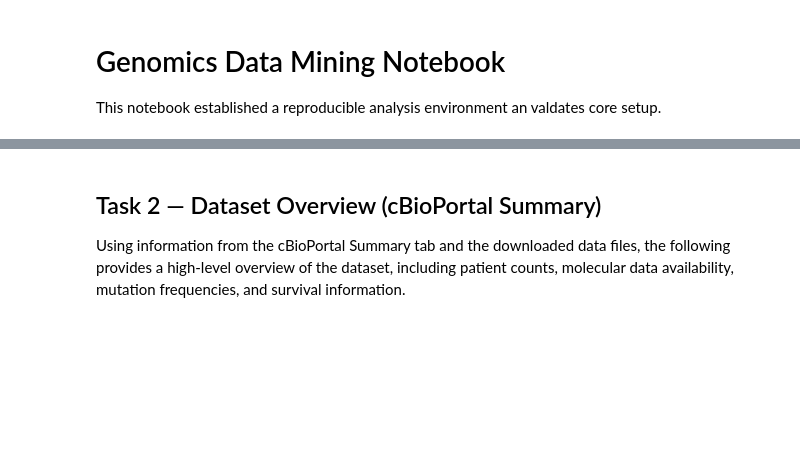
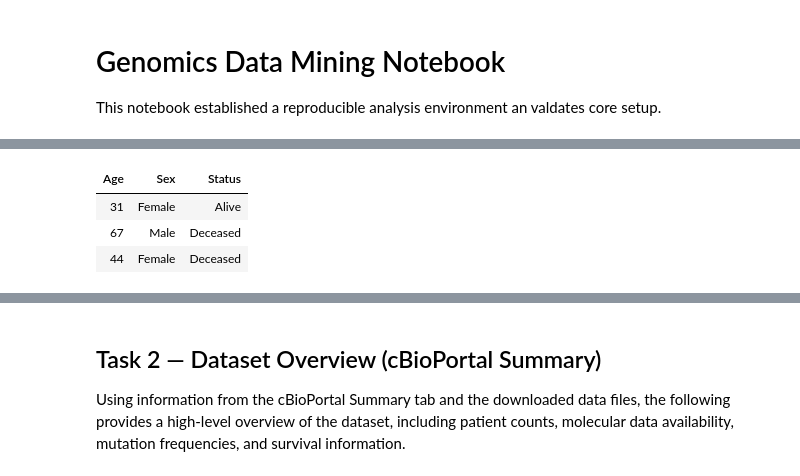
Before and after one commit to Bijans-Projects/genomics-data-mining, a Jupyter notebook: notebooks/analysis.ipynb, the cells around one changed output, grey strips where cells are left out. Drawn from its saved outputs; the diff is of its cells as text; code cells hidden in the pictures; blank space fills up the shorter version.

```diff
--- a/notebooks/analysis.ipynb
+++ b/notebooks/analysis.ipynb
@@ -267,0 +409,100 @@ Extraction complete.
+# %%
+import pandas as pd
+from html import escape
+from IPython.display import HTML
+
+# --- Hardcoded data ---
+df = pd.DataFrame({
+    "Age": [31, 67, 44],
+    "Sex": ["Female", "Male", "Female"],
+    "Status": ["Alive", "Deceased", "Deceased"]
+})
+
+# --- Header tooltips (data dictionary) ---
+header_tooltips = {
+    "Age": "Age at diagnosis in years",
+    "Sex": "Sex as recorded in clinical data",
+    "Status": "Vital status at last follow-up"
+}
+
+# --- Optional per-cell tooltip logic (dynamic) ---
+def cell_tooltip(col, val, row):
+    if pd.isna(val):
+        return None
+
+    if col == "Age":
+        return f"{val} years old when diagnosed"
+    if col == "Sex":
+        # Example dynamic wording; adjust to your dataset conventions
+        return f"Recorded as {val} in the clinical file"
+    if col == "Status":
+        return "Patient was alive at last follow-up" if val == "Alive" else "Patient is recorded as deceased"
+    return None
+
+def render_tooltip_table(df, header_tooltips=None, cell_tooltip_fn=None, max_height_px=260):
+    header_tooltips = header_tooltips or {}
+
+    cols = list(df.columns)
+
+    # Basic CSS to make it scrollable and readable
+    css = f"""
+    <style>
+      .tt-wrap {{
+        max-height: {max_height_px}px;
+        overflow: auto;
+        border: 1px solid #ddd;
+        border-radius: 6px;
+      }}
+      table.tt {{
+        border-collapse: collapse;
+        width: 100%;
+        font-family: system-ui, -apple-system, Segoe UI, Roboto, Arial, sans-serif;
+        font-size: 14px;
+      }}
+      .tt th, .tt td {{
+        border: 1px solid #eee;
+        padding: 6px 8px;
+        vertical-align: top;
+        white-space: nowrap;
+      }}
+      .tt thead th {{
+        position: sticky;
+        top: 0;
+        background: #f7f7f7;
+        z-index: 1;
+      }}
+    </style>
+    """
+
+    # Header
+    thead = "<thead><tr>"
+    for c in cols:
+        tip = header_tooltips.get(c, "")
+        tip_attr = f' title="{escape(tip)}"' if tip else ""
+        thead += f"<th{tip_attr}>{escape(str(c))}</th>"
+    thead += "</tr></thead>"
+
+    # Body
+    tbody = "<tbody>"
+    for idx, row in df.iterrows():
+        tbody += "<tr>"
+        for c in cols:
+            v = row[c]
+            v_str = "" if pd.isna(v) else str(v)
+
+            tip = cell_tooltip_fn(c, v, row) if cell_tooltip_fn else None
+            tip_attr = f' title="{escape(tip)}"' if tip else ""
+
+            tbody += f"<td{tip_attr}>{escape(v_str)}</td>"
+        tbody += "</tr>"
+    tbody += "</tbody>"
+
+    html = f"""{css}<div class="tt-wrap"><table class="tt">{thead}{tbody}</table></div>"""
+    return HTML(html)
+
+render_tooltip_table(df, header_tooltips=header_tooltips, cell_tooltip_fn=cell_tooltip)
+# %% [output]
+| Age | Sex | Status |
+| 31 | Female | Alive |
+| 67 | Male | Deceased |
+| 44 | Female | Deceased |
```
Also changed, not shown: parts of 20 cells of this notebook, 21 other files.
